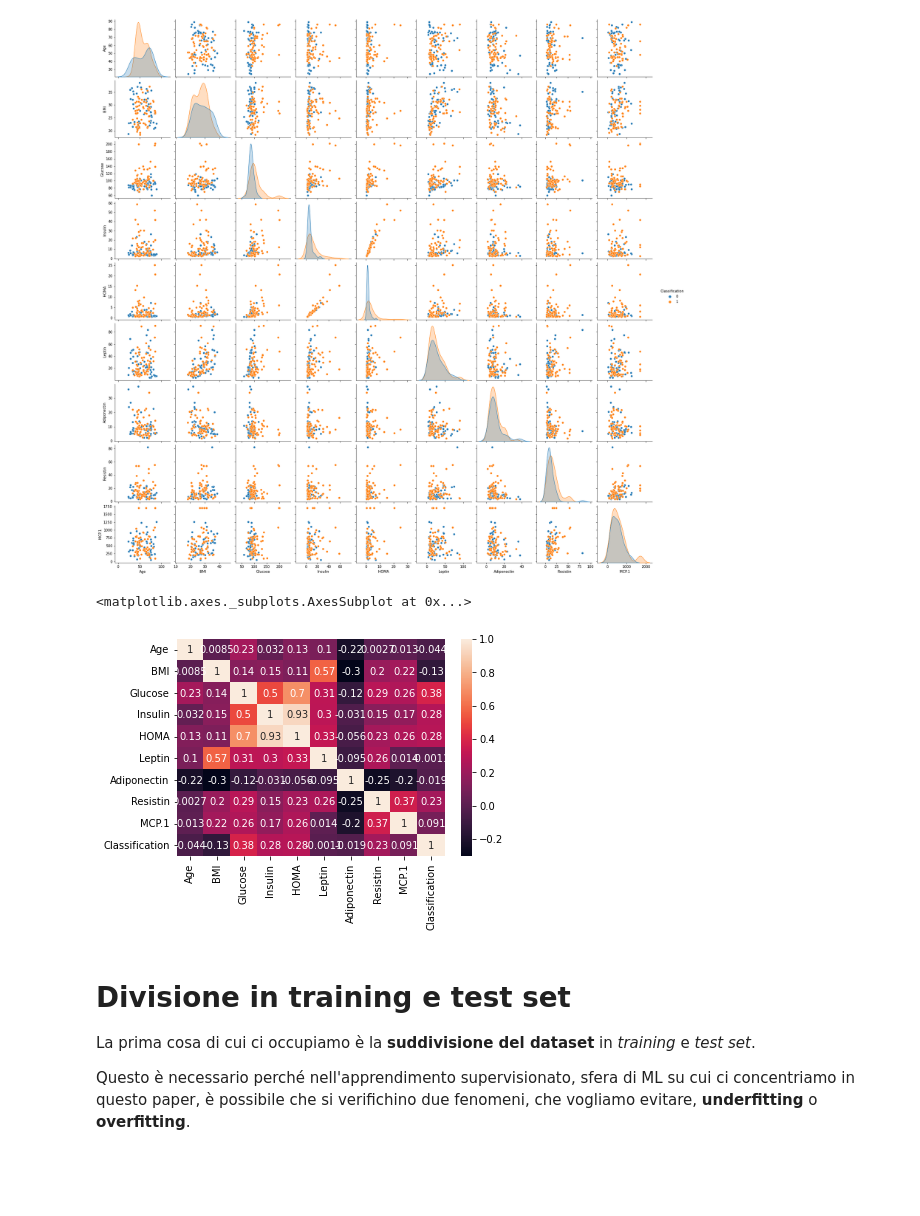
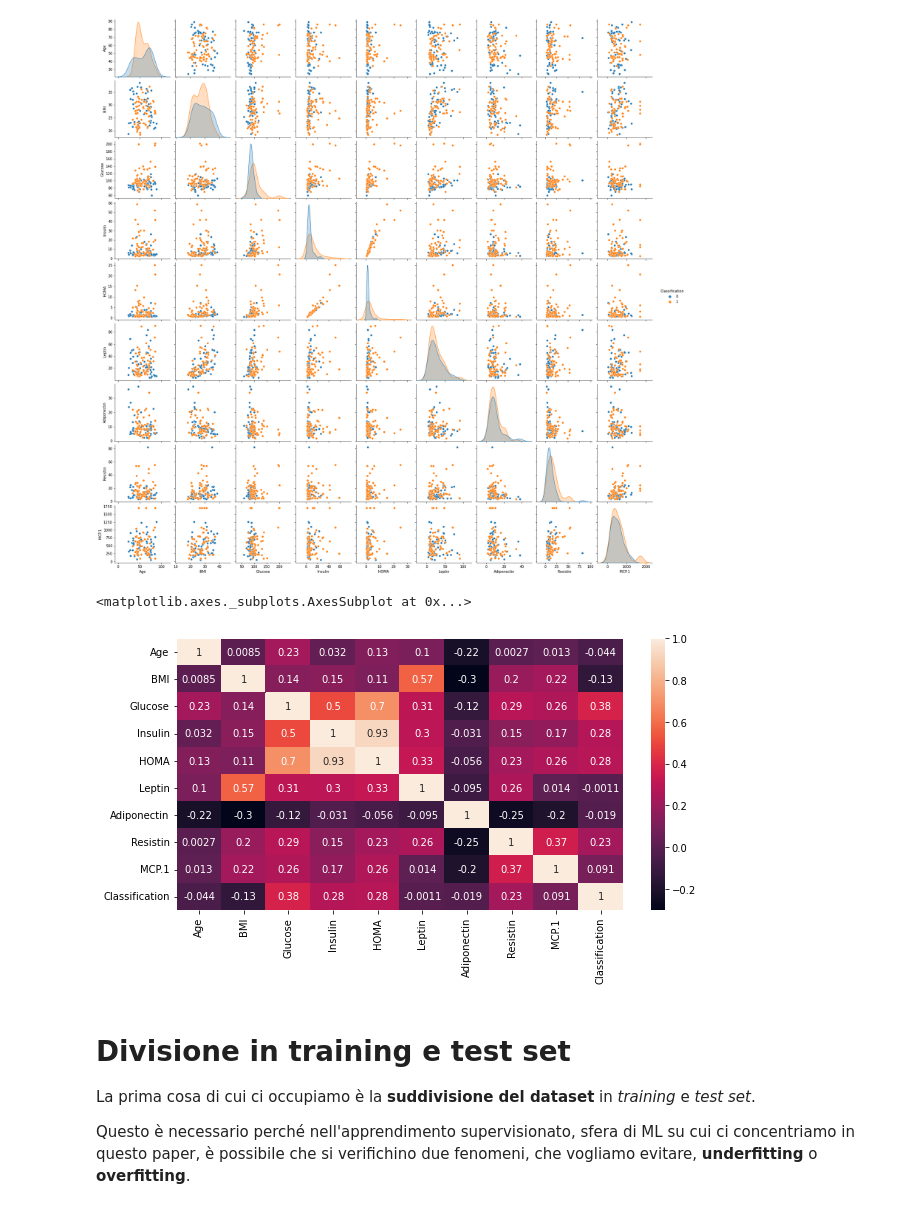
Before and after one commit to alessiapontiggia/LABIAGI-project, a Jupyter notebook: breast_cancer_classifier.ipynb, the cells around one changed output. Drawn from its saved outputs; the diff is of its cells as text; code cells hidden in the pictures; blank space fills up the shorter version.

```diff
--- a/breast_cancer_classifier.ipynb
+++ b/breast_cancer_classifier.ipynb
@@ -119,10 +145,11 @@ sns.pairplot(dataset, hue='Classification', size=2.5)
 <seaborn.axisgrid.PairGrid at 0x...>
 [figure]
 # %%
-sns.heatmap(dataset.corr(), annot=True)
+plt.subplots(figsize=(10,5))
+sns.heatmap(dataset.corr(),annot=True)
 # %% [output]
 <matplotlib.axes._subplots.AxesSubplot at 0x...>
-[figure, old version]
+[figure, new version]
 # %% [markdown]
 # Divisione in training e test set
 
```
Also changed, not shown: parts of 5 cells of this notebook.
